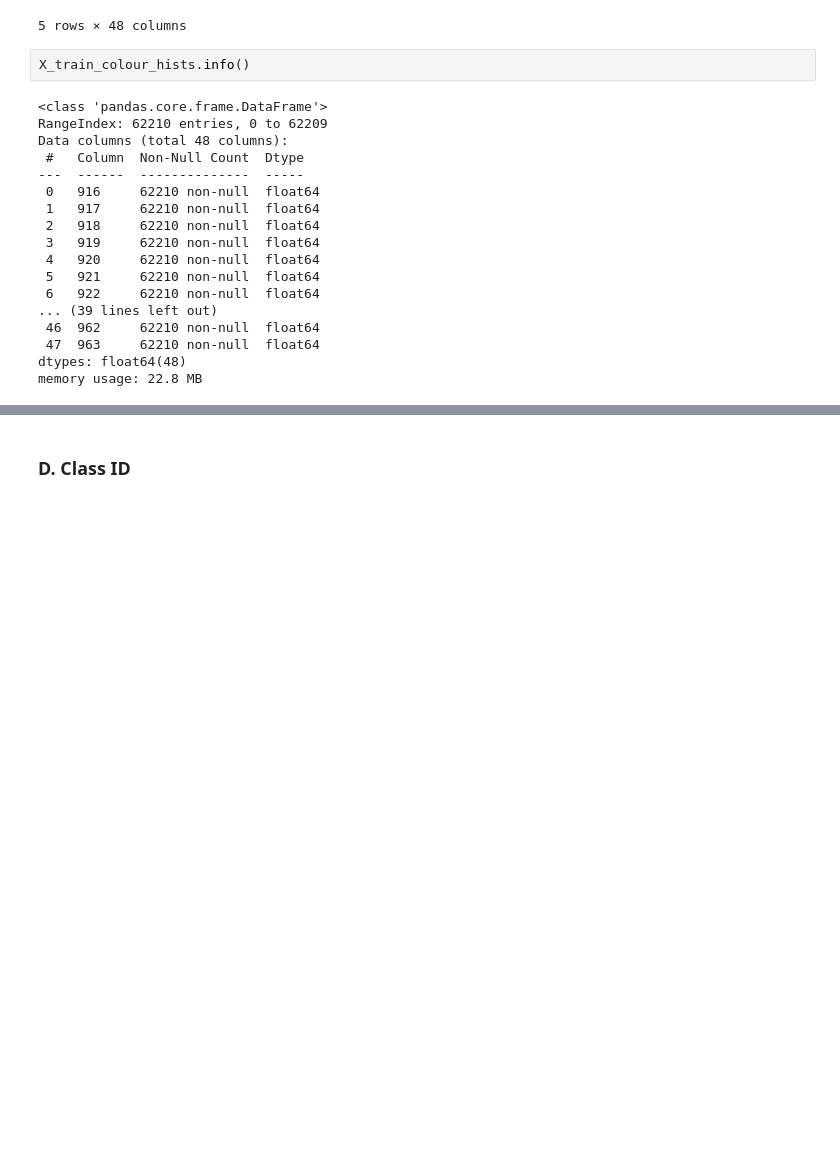
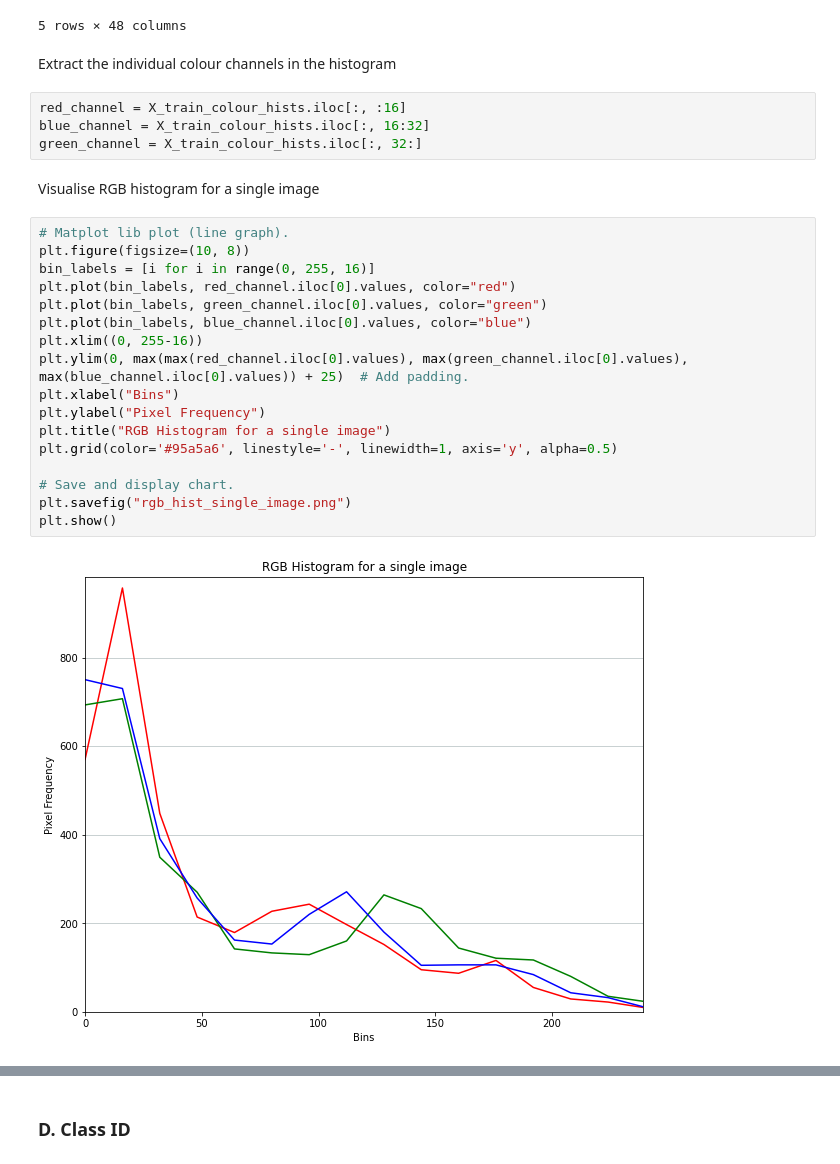
Before and after one commit to Adamouization/Seal-Pup-Aerial-Imagery-Neural-Network-Classifier, a Jupyter notebook: jupyter prototyping/binary_classification.ipynb, the cells around one changed output, grey strips where cells are left out. Drawn from its saved outputs; the diff is of its cells as text; blank space fills up the shorter version.

```diff
--- a/jupyter prototyping/binary_classification.ipynb
+++ b/jupyter prototyping/binary_classification.ipynb
@@ -111,23 +115,30 @@ X_train_colour_hists.head(5)
 | 3 | 11.0 | 83.0 | 104.0 | 486.0 | 1003.0 | 545.0 | 724.0 | 191.0 | 199.0 | 88.0 | ... | ... |
 | 4 | 4.0 | 37.0 | 69.0 | 112.0 | 159.0 | 101.0 | 145.0 | 187.0 | 707.0 | 1299.0 | ... | ... |
 5 rows × 48 columns
-# %%
-X_train_colour_hists.info()
-# %% [output]
-<class 'pandas.core.frame.DataFrame'>
-RangeIndex: 62210 entries, 0 to 62209
-Data columns (total 48 columns):
- #   Column  Non-Null Count  Dtype
----  ------  --------------  -----
- 0   916     62210 non-null  float64
- 1   917     62210 non-null  float64
- 2   918     62210 non-null  float64
- 3   919     62210 non-null  float64
- 4   920     62210 non-null  float64
- 5   921     62210 non-null  float64
- 6   922     62210 non-null  float64
-... (39 lines left out)
- 46  962     62210 non-null  float64
- 47  963     62210 non-null  float64
-dtypes: float64(48)
-memory usage: 22.8 MB
+# %% [markdown]
+Extract the individual colour channels in the histogram
+# %%
+red_channel = X_train_colour_hists.iloc[:, :16]
+blue_channel = X_train_colour_hists.iloc[:, 16:32]
+green_channel = X_train_colour_hists.iloc[:, 32:]
+# %% [markdown]
+Visualise RGB histogram for a single image
+# %%
+# Matplot lib plot (line graph).
+plt.figure(figsize=(10, 8))
+bin_labels = [i for i in range(0, 255, 16)]
+plt.plot(bin_labels, red_channel.iloc[0].values, color="red")
+plt.plot(bin_labels, green_channel.iloc[0].values, color="green")
+plt.plot(bin_labels, blue_channel.iloc[0].values, color="blue")
+plt.xlim((0, 255-16))
+plt.ylim(0, max(max(red_channel.iloc[0].values), max(green_channel.iloc[0].values), max(blue_channel.iloc[0].values)) + 25)  # Add padding.
+plt.xlabel("Bins")
+plt.ylabel("Pixel Frequency")
+plt.title("RGB Histogram for a single image")
+plt.grid(color='#95a5a6', linestyle='-', linewidth=1, axis='y', alpha=0.5)
+
+# Save and display chart.
+plt.savefig("rgb_hist_single_image.png")
+plt.show()
+# %% [output]
+[figure, added]
```
Also changed, not shown: parts of 8 cells of this notebook, 3 other files.
